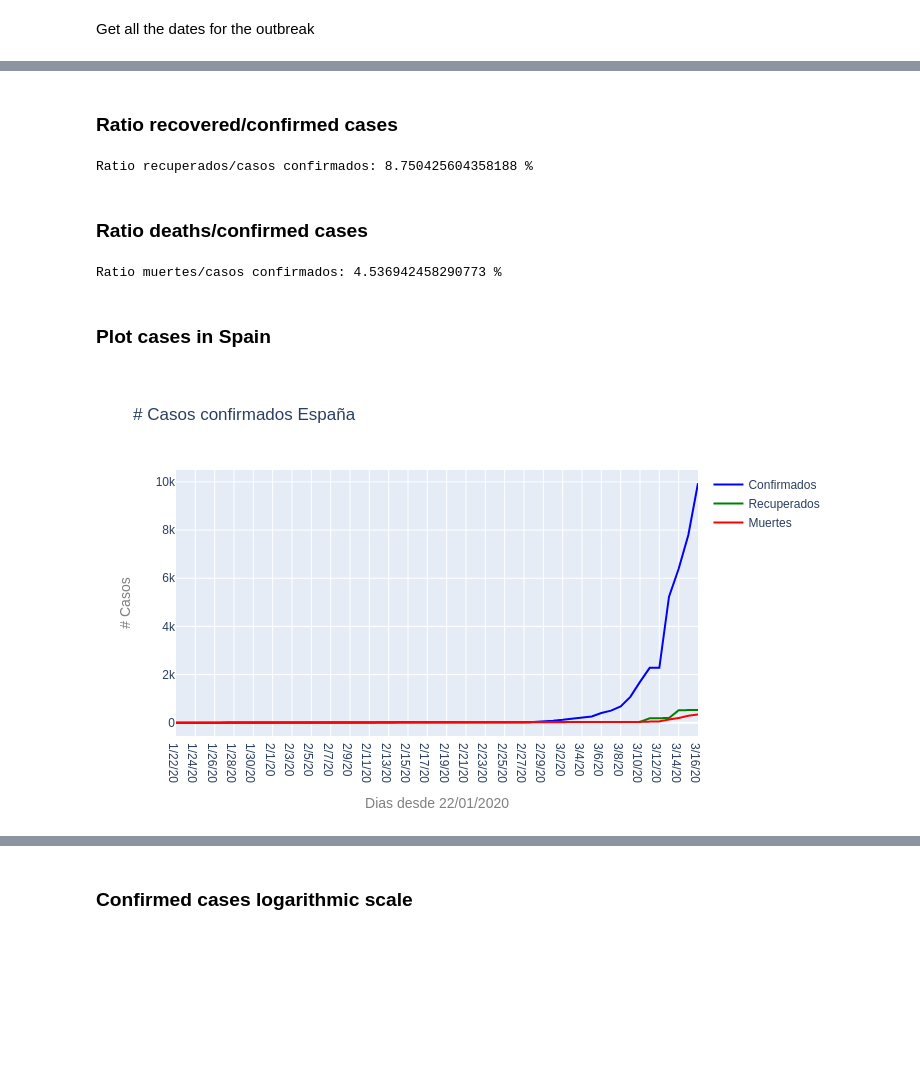
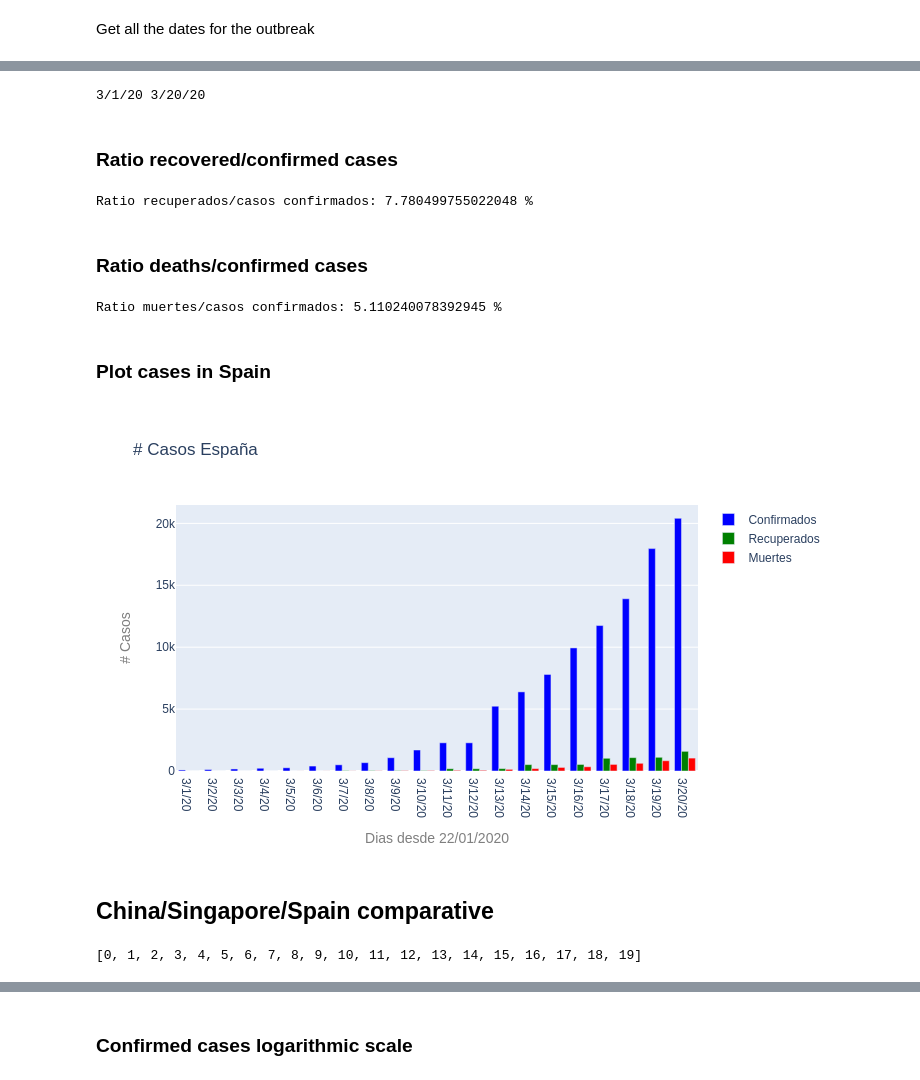
Before and after one commit to kairosart/coronavirus, a Jupyter notebook: Coronavirus (COVID-19) España.ipynb, the cells around one changed output, grey strips where cells are left out. Saved outputs shown, nothing was run; the diff lists cells and outputs as text; code cells hidden in the pictures; blank space fills up the shorter version.

Commit message:
Comparative China/Singapore/Spain.

```diff
--- a/Coronavirus (COVID-19) España.ipynb
+++ b/Coronavirus (COVID-19) España.ipynb
@@ -68,17 +140,34 @@ deaths_trans.rename(columns=dict(zip(old_names, new_names)), inplace=True)
+# %%
+first_day = '3/1/20'
+last_day = confirm_trans.index[-1]
+print(first_day, last_day)
+# Confirmed cases
+confirm_trans_filter = confirm_trans.loc[first_day:last_day]
+
+# Recovered cases
+recoveries_trans_filter = recoveries_trans.loc[first_day:last_day]
+
+# Death cases
+deaths_trans_filter = deaths_trans.loc[first_day:last_day]
+
+# Counting days
+n_days = confirm_trans_filter.count()
+# %% [output]
+3/1/20 3/20/20
 # %% [markdown]
 ### Ratio recovered/confirmed cases
 # %%
-rc = recoveries_trans['y'].iloc[-1]/confirm_trans['y'].iloc[-1]*100
+rc = recoveries_trans_filter['y'].iloc[-1]/confirm_trans_filter['y'].iloc[-1]*100
 print('Ratio recuperados/casos confirmados:', rc, '%')
 # %% [output]
-Ratio recuperados/casos confirmados: 8.750425604358188 %
+Ratio recuperados/casos confirmados: 7.780499755022048 %
 # %% [markdown]
 ### Ratio deaths/confirmed cases
 # %%
-rd = deaths_trans['y'].iloc[-1]/confirm_trans['y'].iloc[-1]*100
+rd = deaths_trans_filter['y'].iloc[-1]/confirm_trans_filter['y'].iloc[-1]*100
 print('Ratio muertes/casos confirmados:', rd, '%')
 # %% [output]
-Ratio muertes/casos confirmados: 4.536942458290773 %
+Ratio muertes/casos confirmados: 5.110240078392945 %
 # %% [markdown]
 ### Plot cases in Spain
 # %%
@@ -88,7 +177,7 @@ y = confirm_trans_filter['y']
 
 
 # line confirmed
-trace = go.Line(
+trace = go.Bar(
     x=x,
     y=y,
     marker=dict(
@@ -102,7 +191,7 @@ trace = go.Line(
 x = recoveries_trans_filter.index
 y = recoveries_trans_filter['y']
 
-trace1 = go.Line(
+trace1 = go.Bar(
     x=x,
     y=y,
     marker=dict(
@@ -110,32 +199,42 @@ trace1 = go.Line(
     ),
     name="Recuperados"
 )
 
 # data
 x = deaths_trans_filter.index
 y = deaths_trans_filter['y']
 
-trace2 = go.Line(
+trace2 = go.Bar(
     x=x,
     y=y,
     marker=dict(
         color='red'
     ),
     name="Muertes"
 )
 
 # layout
 layout = go.Layout(title = "# Casos España",
                    xaxis=dict(title = go.layout.xaxis.Title(text='Dias desde 22/01/2020',
                                              font=dict(size=14,
                                              color='#7f7f7f'))),
                    yaxis=dict(title = go.layout.yaxis.Title(text='# Casos',
                                              font=dict(size=14,
                                              color='#7f7f7f'))))
 
 # Plot
 fig = go.Figure(data=[trace, trace1, trace2], layout=layout)
 #fig.update_layout(yaxis_type="log")
 iplot(fig)
 # %% [output]
-[figure, old version]
+[figure, new version]
+# %% [markdown]
+## China/Singapore/Spain comparative
+# %%
+x = range(0, int(confirm_trans_filter.count()))
+days = []
+for n in x:
+    days.append(n)
+print(days)
+# %% [output]
+[0, 1, 2, 3, 4, 5, 6, 7, 8, 9, 10, 11, 12, 13, 14, 15, 16, 17, 18, 19]
```
Also changed, not shown: parts of 42 cells of this notebook.
